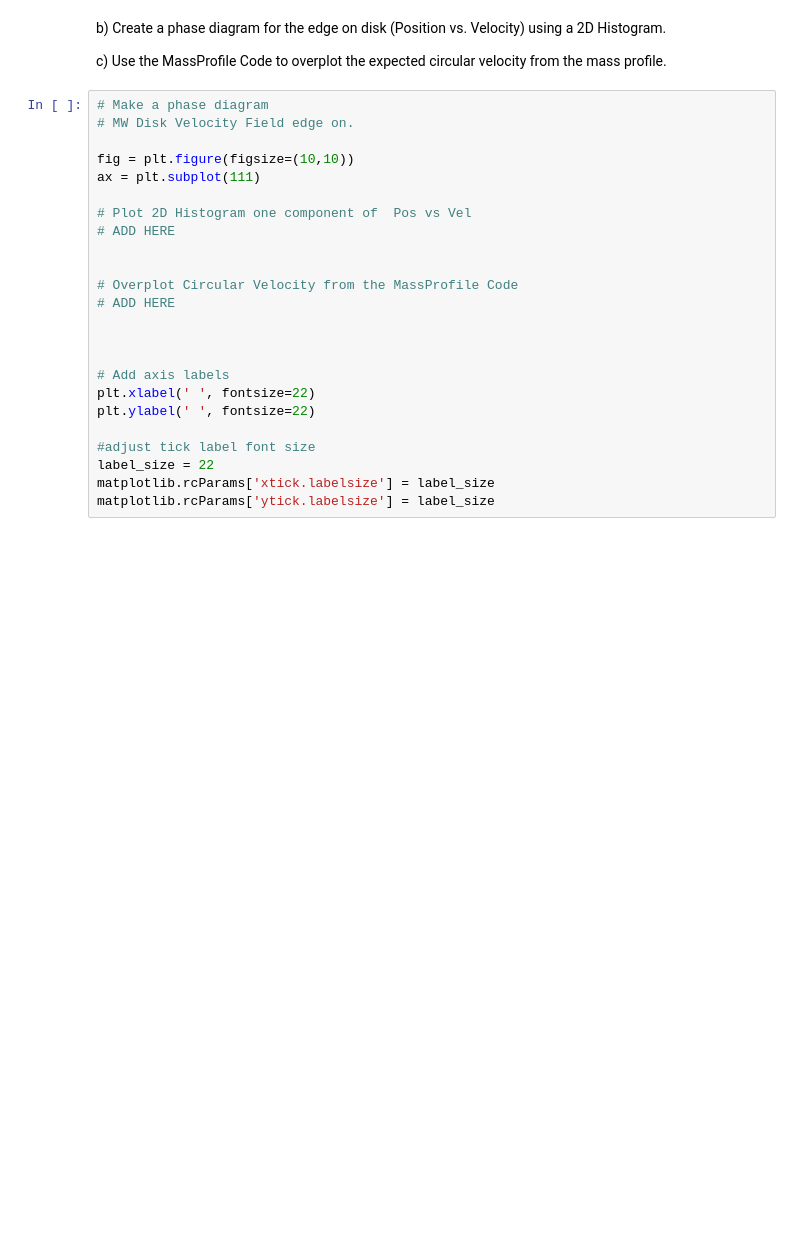
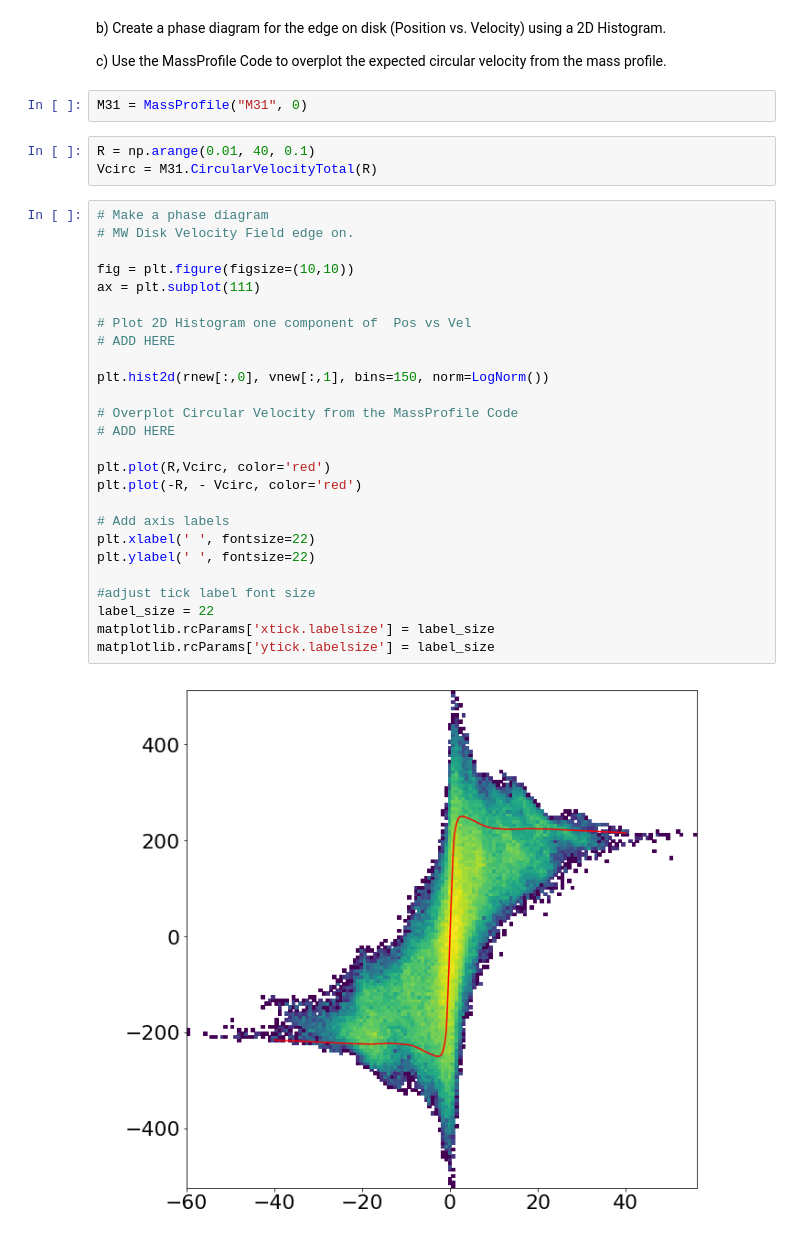
Before and after one commit to kyubito/400B_MASINI, a Jupyter notebook: Labs/Lab7/Lab7.ipynb, the cells around one changed output. Saved outputs shown, nothing was run; the diff lists cells and outputs as text; blank space fills up the shorter version.

```diff
--- a/Labs/Lab7/Lab7.ipynb
+++ b/Labs/Lab7/Lab7.ipynb
@@ -326,27 +329,36 @@ plt.xlim(-40,40)
 b) Create a phase diagram for the edge on disk (Position vs. Velocity) using a 2D Histogram.
 
 c) Use the MassProfile Code to overplot the expected circular velocity from the mass profile.
+# %%
+M31 = MassProfile("M31", 0)
+# %%
+R = np.arange(0.01, 40, 0.1)
+Vcirc = M31.CircularVelocityTotal(R)
 # %%
 # Make a phase diagram
 # MW Disk Velocity Field edge on.
 
 fig = plt.figure(figsize=(10,10))
 ax = plt.subplot(111)
 
 # Plot 2D Histogram one component of  Pos vs Vel
 # ADD HERE
 
+plt.hist2d(rnew[:,0], vnew[:,1], bins=150, norm=LogNorm())
 
 # Overplot Circular Velocity from the MassProfile Code
 # ADD HERE
 
-
+plt.plot(R,Vcirc, color='red')
+plt.plot(-R, - Vcirc, color='red')
 
 # Add axis labels
 plt.xlabel(' ', fontsize=22)
 plt.ylabel(' ', fontsize=22)
 
 #adjust tick label font size
 label_size = 22
 matplotlib.rcParams['xtick.labelsize'] = label_size
 matplotlib.rcParams['ytick.labelsize'] = label_size
+# %% [output]
+[figure, added]
```
Also changed, not shown: parts of 1 cell of this notebook, 4 other files.
